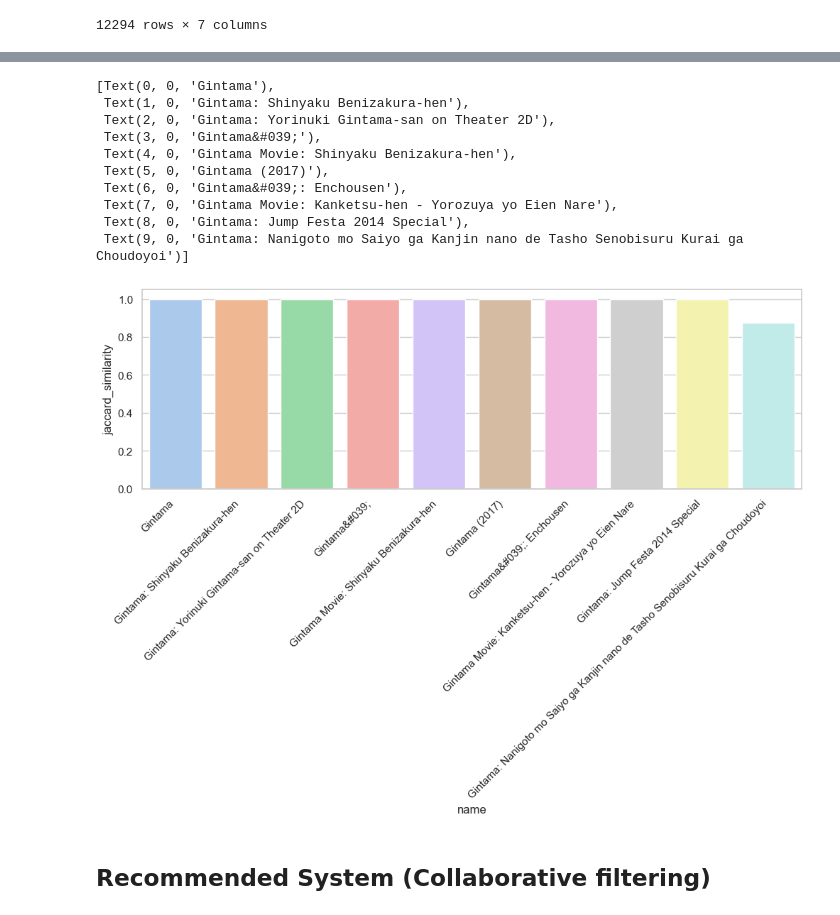
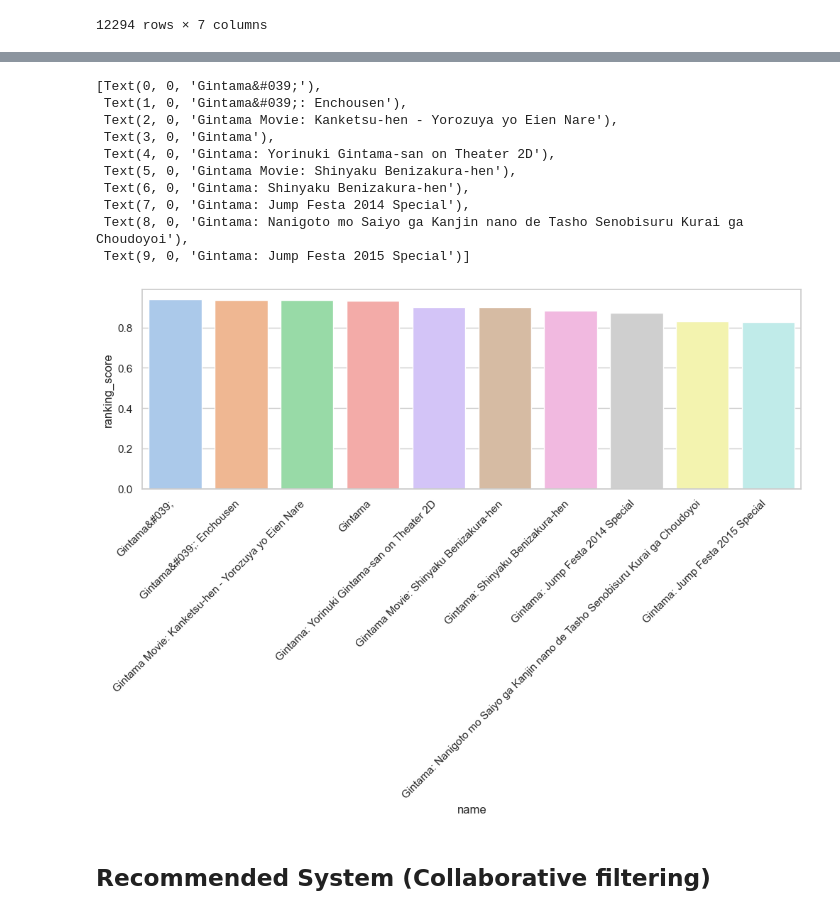
Before and after one commit to phukphoom/anime-recommander-system, a Jupyter notebook: AnimeRecommenderSystem/anime.ipynb, the cells around one changed output, grey strips where cells are left out. Cells and saved outputs as stored; diff of their text form; code cells hidden in the pictures.

```diff
--- a/AnimeRecommenderSystem/anime.ipynb
+++ b/AnimeRecommenderSystem/anime.ipynb
@@ -401,9 +401,10 @@ def jaccard_similarity(x, y):
 ### 4. **Implmenting Core**
 # %%
 class ContentBasedFiltering:
+    WEIGHT_AVG_RATING = 0.7
     WEIGHT_NAME = 0
     WEIGHT_TYPE = 0
-    WEIGHT_GENRE = 1
+    WEIGHT_GENRE = 0.3
 
     def __init__(self, ctb_user_rating_merged_df, ctb_anime_df):
         self.user_rating_merged_df = ctb_user_rating_merged_df.copy()
@@ -438,9 +439,12 @@ class ContentBasedFiltering:
         self.anime_df['keywords_genre'] = self.anime_df.apply(
             lambda x: get_keywords(x['genre']), axis=1)
 
-        self.anime_df['jaccard_similarity'] = self.anime_df.apply(
+        self.anime_df['ranking_score'] = self.anime_df.apply(
             lambda x:
-            (ContentBasedFiltering.WEIGHT_NAME) *
+            (ContentBasedFiltering.WEIGHT_AVG_RATING) *
+            x['average_rating']/float(10)
+
+            + (ContentBasedFiltering.WEIGHT_NAME) *
             jaccard_similarity(
                 picked_anime_keywords['name'], x['keywords_name']
             )
@@ -456,7 +460,7 @@ class ContentBasedFiltering:
             ),
             axis=1)
 
-        return self.anime_df[self.anime_df['anime_id'] != picked_anime_id].sort_values(by='average_rating', ascending=False).sort_values(by='jaccard_similarity', ascending=False).head(n)
+        return self.anime_df[self.anime_df['anime_id'] != picked_anime_id].sort_values(by='average_rating', ascending=False).sort_values(by='ranking_score', ascending=False).head(n)
 # %% [markdown]
 ### 5. **Evaluation**
 # %%
@@ -679,23 +696,23 @@ ctb_suggestion_df
 # %%
 fig, axs = plt.subplots(ncols=1, figsize=CONFIG.PLT_FIG_SIZE)
 fig.tight_layout(pad=5.0)
 
 plt_0 = sns.barplot(data=ctb_suggestion_df, x='name',
-                    y='jaccard_similarity', ax=axs)
+                    y='ranking_score', ax=axs)
 plt_0.set_xticklabels(plt_0.get_xticklabels(),
                       rotation=45, horizontalalignment='right')
 # %% [output]
-[Text(0, 0, 'Gintama'),
- Text(1, 0, 'Gintama: Shinyaku Benizakura-hen'),
- Text(2, 0, 'Gintama: Yorinuki Gintama-san on Theater 2D'),
- Text(3, 0, 'Gintama&#039;'),
- Text(4, 0, 'Gintama Movie: Shinyaku Benizakura-hen'),
- Text(5, 0, 'Gintama (2017)'),
- Text(6, 0, 'Gintama&#039;: Enchousen'),
- Text(7, 0, 'Gintama Movie: Kanketsu-hen - Yorozuya yo Eien Nare'),
- Text(8, 0, 'Gintama: Jump Festa 2014 Special'),
- Text(9, 0, 'Gintama: Nanigoto mo Saiyo ga Kanjin nano de Tasho Senobisuru Kurai ga Choudoyoi')]
+[Text(0, 0, 'Gintama&#039;'),
+ Text(1, 0, 'Gintama&#039;: Enchousen'),
+ Text(2, 0, 'Gintama Movie: Kanketsu-hen - Yorozuya yo Eien Nare'),
+ Text(3, 0, 'Gintama'),
+ Text(4, 0, 'Gintama: Yorinuki Gintama-san on Theater 2D'),
+ Text(5, 0, 'Gintama Movie: Shinyaku Benizakura-hen'),
+ Text(6, 0, 'Gintama: Shinyaku Benizakura-hen'),
+ Text(7, 0, 'Gintama: Jump Festa 2014 Special'),
+ Text(8, 0, 'Gintama: Nanigoto mo Saiyo ga Kanjin nano de Tasho Senobisuru Kurai ga Choudoyoi'),
+ Text(9, 0, 'Gintama: Jump Festa 2015 Special')]
-[figure, old version]
+[figure, new version]
 # %% [markdown]
 ## **Recommended System (Collaborative filtering)**
 # %% [markdown]
```
Also changed, not shown: parts of 7 cells of this notebook.
